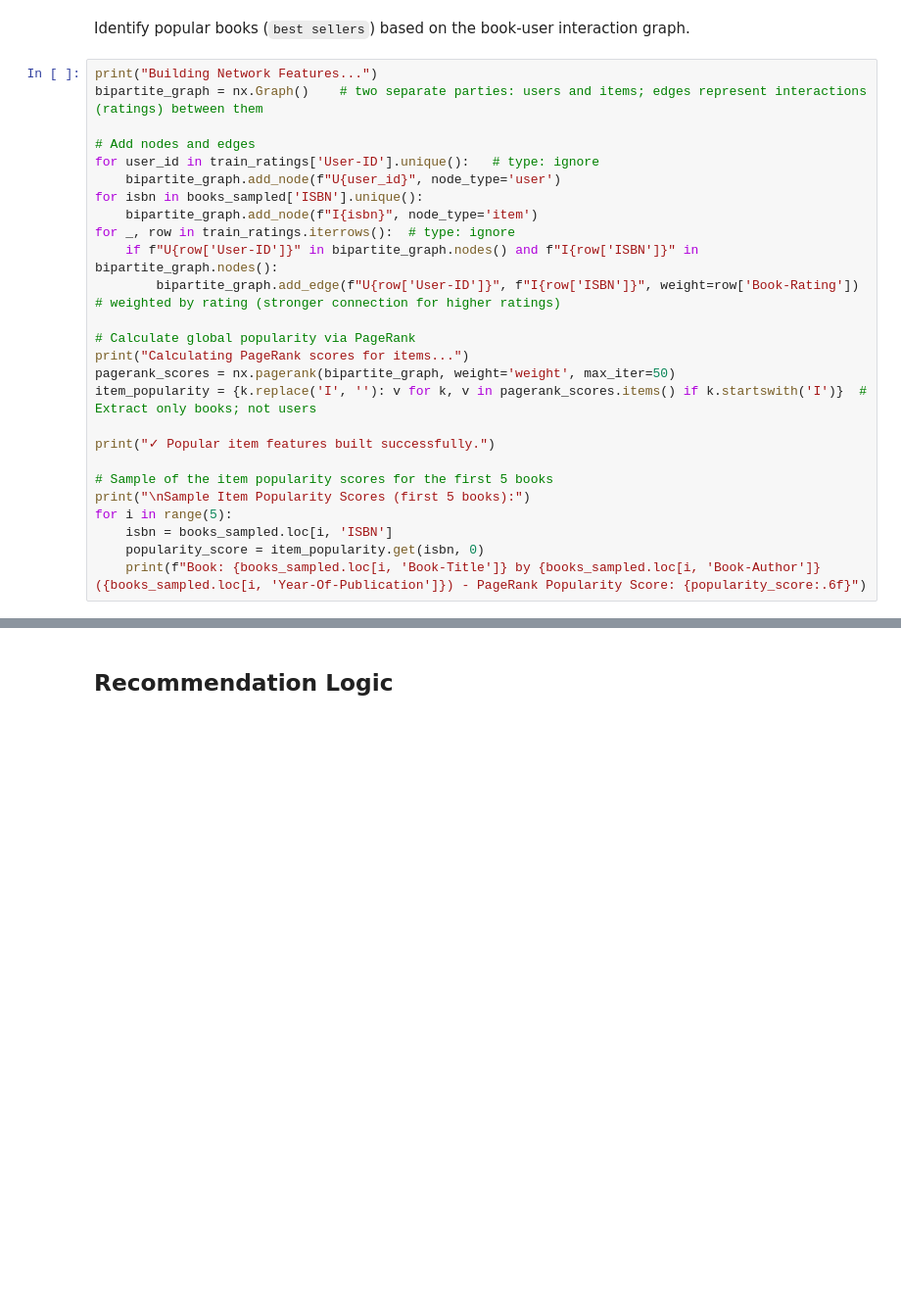
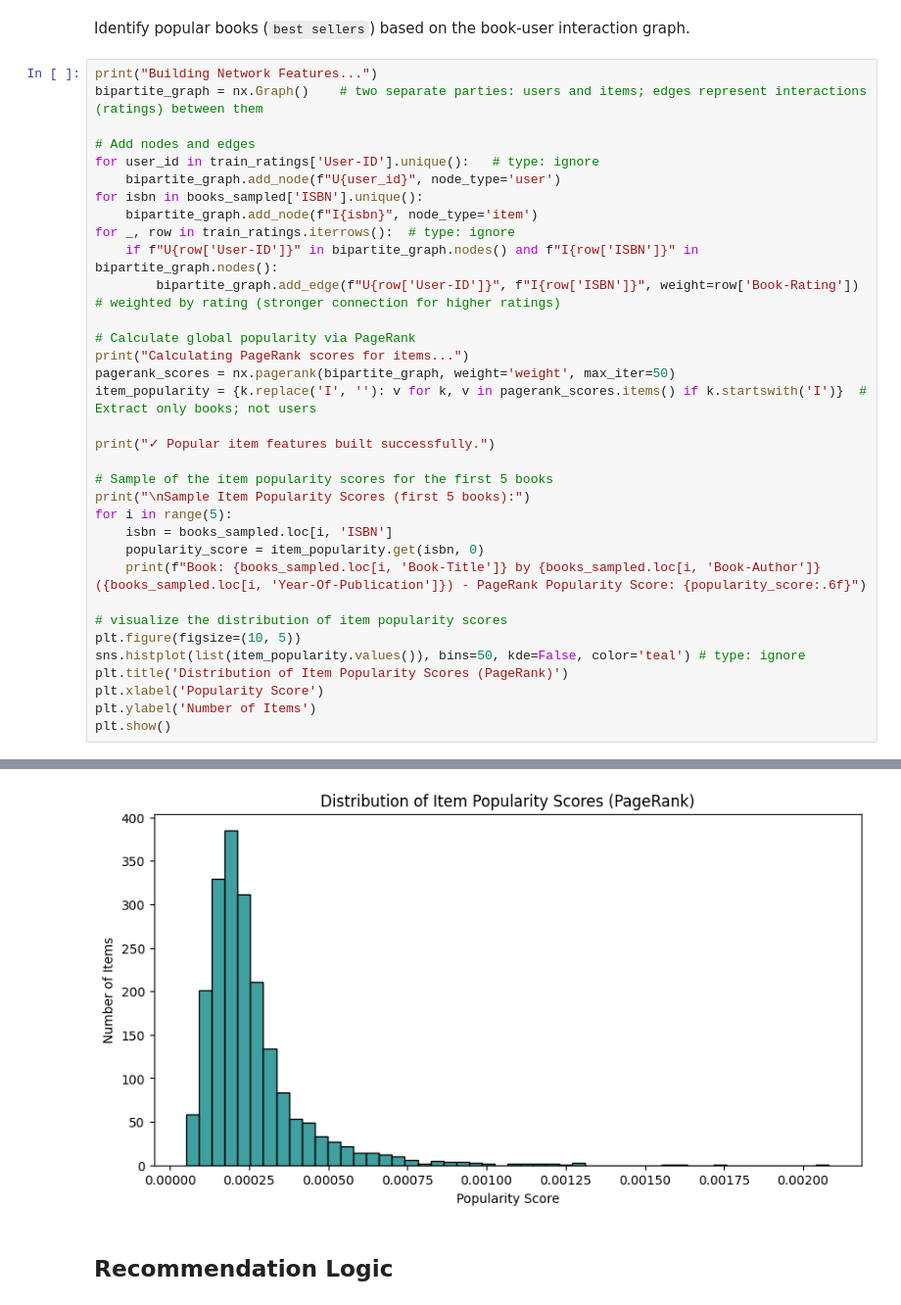
Before and after one commit to rtweera/recommender-systems-project, a Jupyter notebook: notebooks/recommender-updated.ipynb, the cells around one changed output, grey strips where cells are left out. Shown at 98% size. Drawn from its saved outputs; the diff is of its cells as text; blank space fills up the shorter version.

```diff
--- a/notebooks/recommender-updated.ipynb
+++ b/notebooks/recommender-updated.ipynb
@@ -494,33 +517,42 @@ for user_id in train_ratings['User-ID'].unique():   # type: ignore
 for isbn in books_sampled['ISBN'].unique():
     bipartite_graph.add_node(f"I{isbn}", node_type='item')
 for _, row in train_ratings.iterrows():  # type: ignore
     if f"U{row['User-ID']}" in bipartite_graph.nodes() and f"I{row['ISBN']}" in bipartite_graph.nodes():
         bipartite_graph.add_edge(f"U{row['User-ID']}", f"I{row['ISBN']}", weight=row['Book-Rating'])    # weighted by rating (stronger connection for higher ratings)
 
 # Calculate global popularity via PageRank
 print("Calculating PageRank scores for items...")
 pagerank_scores = nx.pagerank(bipartite_graph, weight='weight', max_iter=50)
 item_popularity = {k.replace('I', ''): v for k, v in pagerank_scores.items() if k.startswith('I')}  # Extract only books; not users
 
 print("✓ Popular item features built successfully.")
 
 # Sample of the item popularity scores for the first 5 books
 print("\nSample Item Popularity Scores (first 5 books):")
 for i in range(5):
     isbn = books_sampled.loc[i, 'ISBN']
     popularity_score = item_popularity.get(isbn, 0)
     print(f"Book: {books_sampled.loc[i, 'Book-Title']} by {books_sampled.loc[i, 'Book-Author']} ({books_sampled.loc[i, 'Year-Of-Publication']}) - PageRank Popularity Score: {popularity_score:.6f}")
+
+# visualize the distribution of item popularity scores
+plt.figure(figsize=(10, 5))
+sns.histplot(list(item_popularity.values()), bins=50, kde=False, color='teal') # type: ignore
+plt.title('Distribution of Item Popularity Scores (PageRank)')
+plt.xlabel('Popularity Score')
+plt.ylabel('Number of Items')
+plt.show()
 # %% [output]
 Building Network Features...
 Calculating PageRank scores for items...
 ✓ Popular item features built successfully.
 
 Sample Item Popularity Scores (first 5 books):
 Book: The Testament by John Grisham (1999) - PageRank Popularity Score: 0.000502
 Book: Beloved (Plume Contemporary Fiction) by Toni Morrison (1994) - PageRank Popularity Score: 0.000403
 Book: Wild Animus by Rich Shapero (2004) - PageRank Popularity Score: 0.000630
 Book: Airframe by Michael Crichton (1997) - PageRank Popularity Score: 0.000244
 Book: Timeline by Michael Crichton (2000) - PageRank Popularity Score: 0.000693
+[figure, added]
 # %% [markdown]
 ## Recommendation Logic
 # %% [markdown]
```
Also changed, not shown: parts of 17 cells of this notebook.
